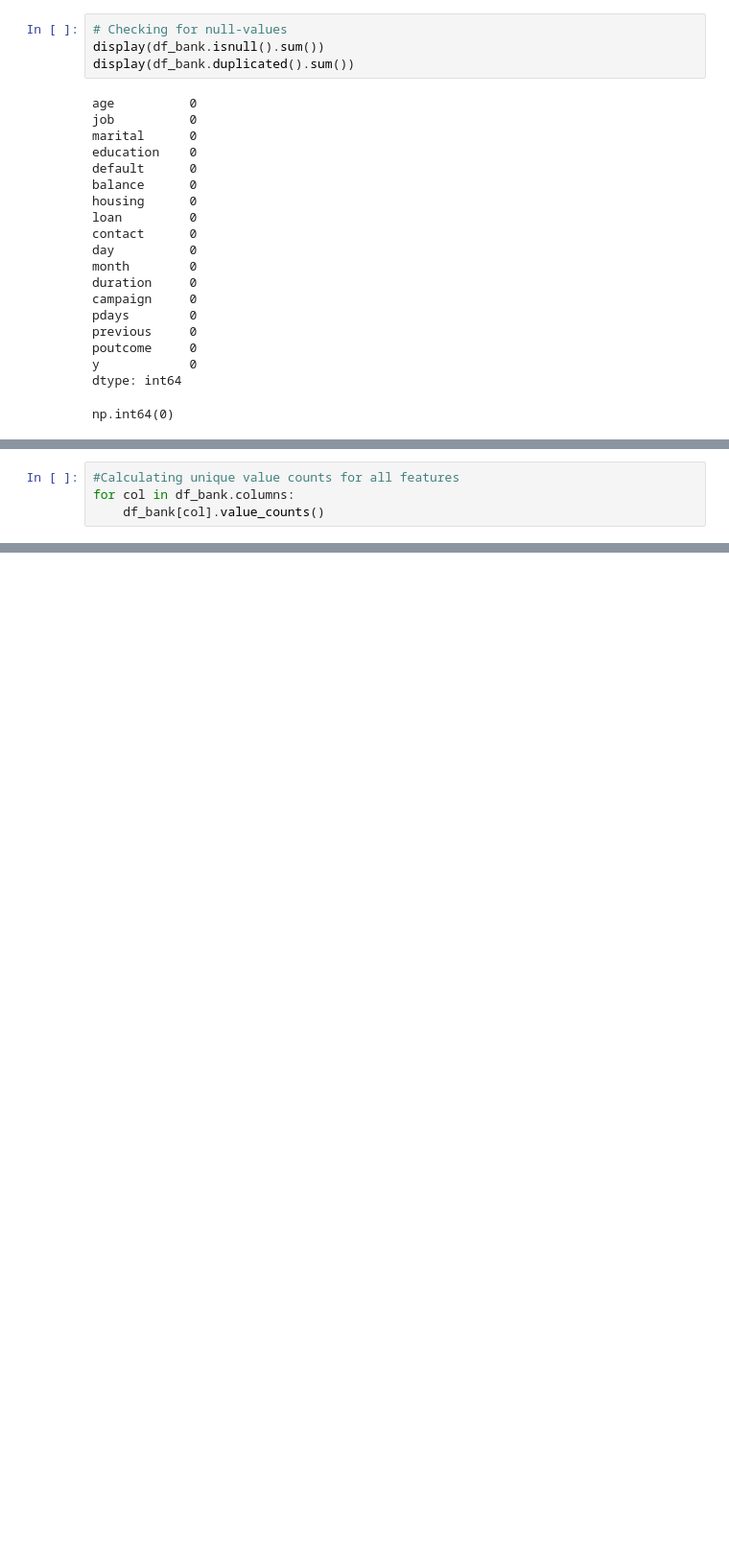
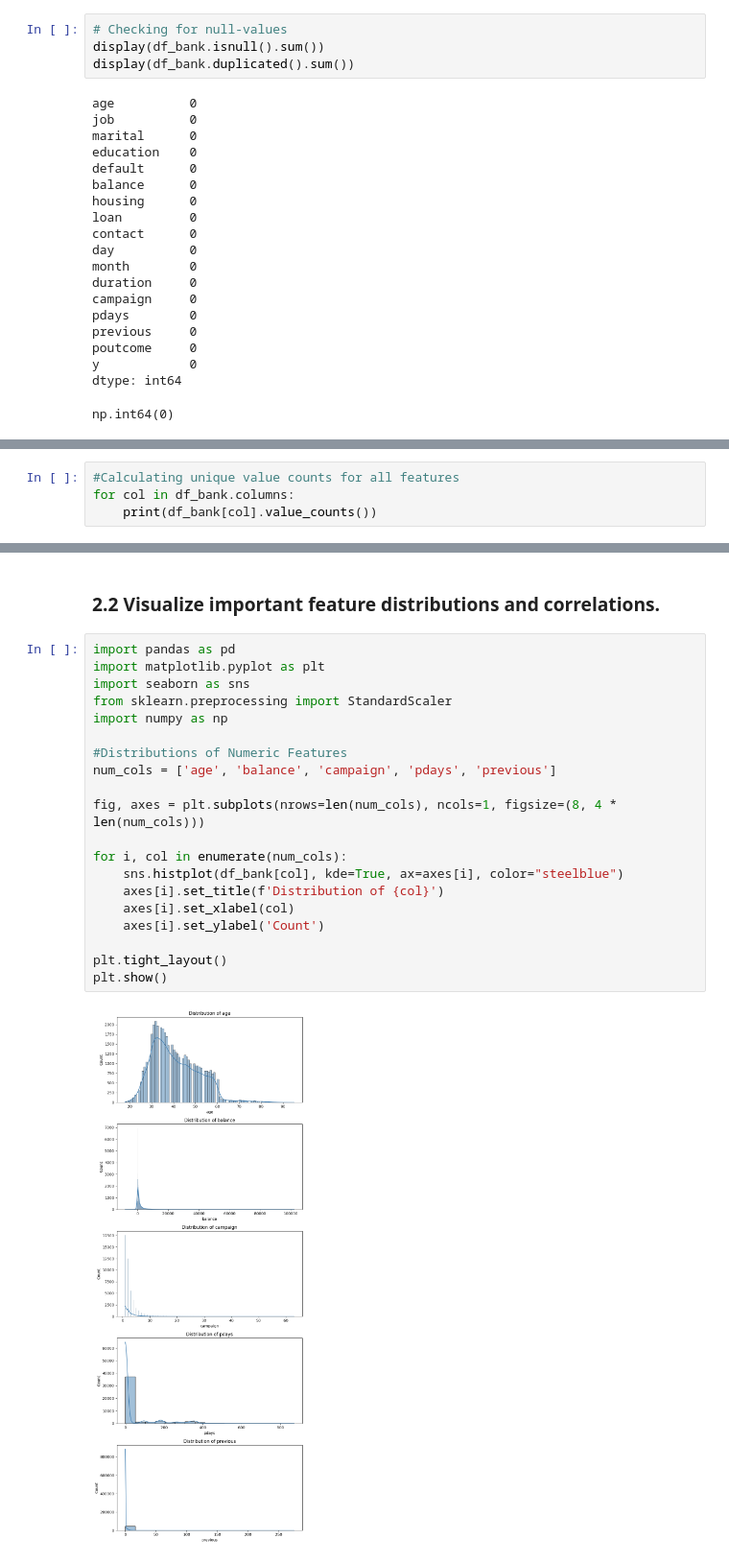
Before and after one commit to vatslgoswami/IML_A2, a Jupyter notebook: clustering.ipynb, the cells around one changed output, grey strips where cells are left out. Shown at 96% size. Cells and saved outputs as stored; diff of their text form; blank space fills up the shorter version.

Commit message:
Banking Clustering: EDA + Preprocessing

```diff
--- a/clustering.ipynb
+++ b/clustering.ipynb
@@ -953,4 +957,4 @@ df_bank.describe()
 # %%
 #Calculating unique value counts for all features
 for col in df_bank.columns:
-    df_bank[col].value_counts()
+    print(df_bank[col].value_counts())
@@ -956,0 +979,24 @@ for col in df_bank.columns:
+# %% [markdown]
+### 2.2 Visualize important feature distributions and correlations.
+# %%
+import pandas as pd
+import matplotlib.pyplot as plt
+import seaborn as sns
+from sklearn.preprocessing import StandardScaler
+import numpy as np
+
+#Distributions of Numeric Features
+num_cols = ['age', 'balance', 'campaign', 'pdays', 'previous']
+
+fig, axes = plt.subplots(nrows=len(num_cols), ncols=1, figsize=(8, 4 * len(num_cols)))
+
+for i, col in enumerate(num_cols):
+    sns.histplot(df_bank[col], kde=True, ax=axes[i], color="steelblue")
+    axes[i].set_title(f'Distribution of {col}')
+    axes[i].set_xlabel(col)
+    axes[i].set_ylabel('Count')
+
+plt.tight_layout()
+plt.show()
+# %% [output]
+[figure, added]
```
Also changed, not shown: parts of 32 cells of this notebook.
